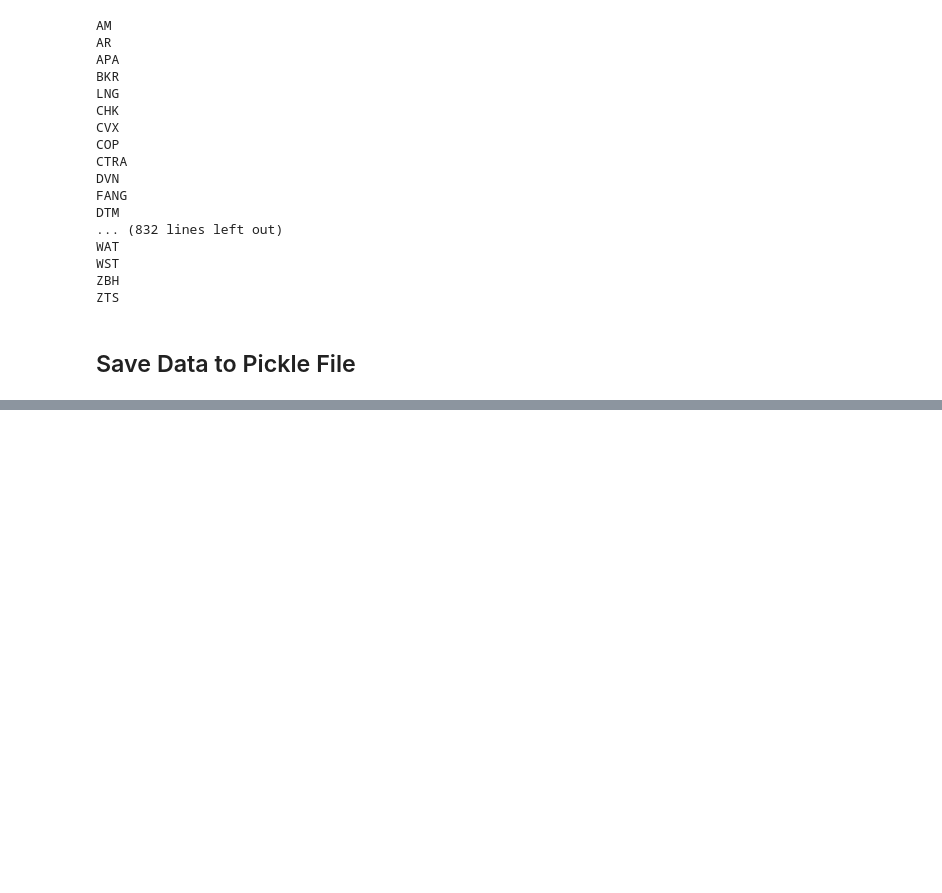
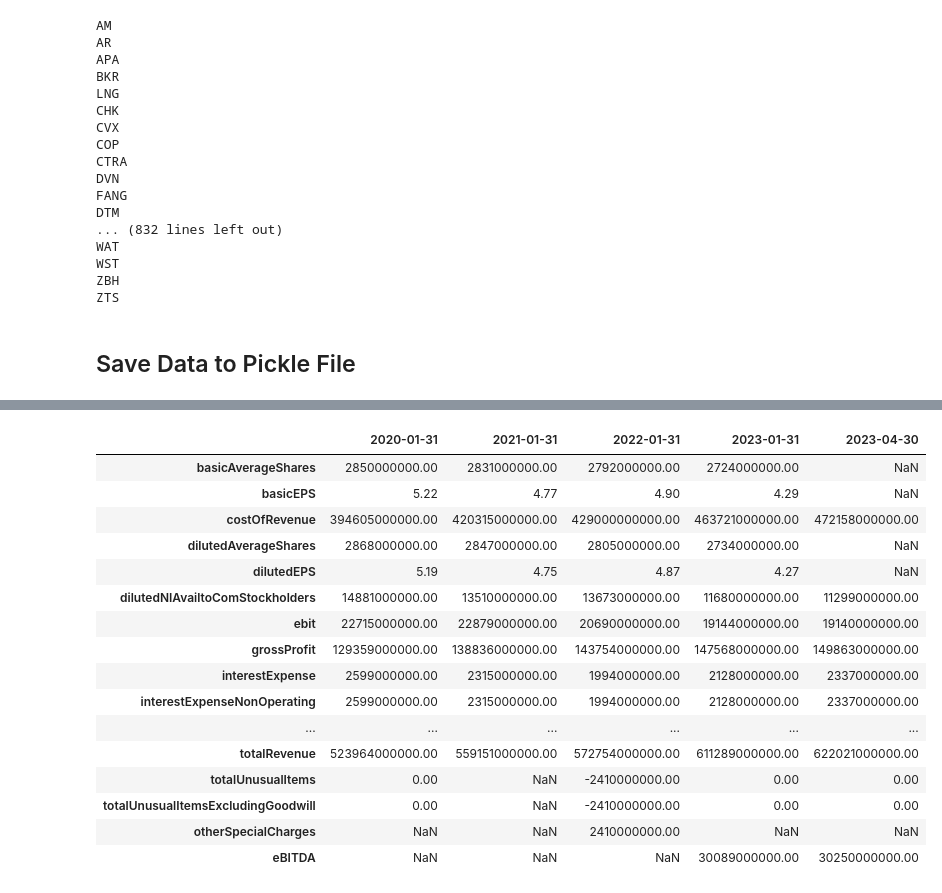
Before and after one commit to priyeshp123/MD3, a Jupyter notebook: notebook/Yahoo/Stage2_Yahoo_Extract_Data.ipynb, the cells around one changed output, grey strips where cells are left out. Saved outputs shown, nothing was run; the diff lists cells and outputs as text; code cells hidden in the pictures; blank space fills up the shorter version.

```diff
--- a/notebook/Yahoo/Stage2_Yahoo_Extract_Data.ipynb
+++ b/notebook/Yahoo/Stage2_Yahoo_Extract_Data.ipynb
@@ -20,13 +21,14 @@ pd.set_option('display.max_rows', 500)
 pd.set_option('display.max_columns', 500)
 pd.set_option('display.max_colwidth', 100)
 pd.options.display.float_format = '{:.2f}'.format
+# %%
+DATA_ROOT_DIR='/mnt/data/projects/MD3'
 # %%
 def import_data():
 
-  data_root = "/mnt/data/projects/TS1/data/R1000/Yahoo"
+  data_root = os.path.join(DATA_ROOT_DIR,'data/R1000/Yahoo')
 
   master_company_data = {}
-  master_company_profile = {}
 
   statement_type = {'balance': 'balanceSheetHistory',
                     'income': 'incomeStatementHistory',
@@ -83,7 +85,7 @@ def import_data():
 # %%
 def import_company_profile_data():
 
-  data_root = "/mnt/data/projects/TS1/data/R1000/Yahoo"
+  data_root = os.path.join(DATA_ROOT_DIR,'data/R1000/Yahoo')
 
   master_company_profile = {}
 
@@ -183,0 +204,22 @@ len(master_company_profile.keys())
+# %%
+#Check Data - Income Statement
+
+master_company_data['WMT']['income']
+# %% [output]
+|  | 2020-01-31 | 2021-01-31 | 2022-01-31 | 2023-01-31 | 2023-04-30 |
+| basicAverageShares | 2850000000.00 | 2831000000.00 | 2792000000.00 | 2724000000.00 | NaN |
+| basicEPS | 5.22 | 4.77 | 4.90 | 4.29 | NaN |
+| costOfRevenue | 394605000000.00 | 420315000000.00 | 429000000000.00 | 463721000000.00 | 472158000000.00 |
+| dilutedAverageShares | 2868000000.00 | 2847000000.00 | 2805000000.00 | 2734000000.00 | NaN |
+| dilutedEPS | 5.19 | 4.75 | 4.87 | 4.27 | NaN |
+| dilutedNIAvailtoComStockholders | 14881000000.00 | 13510000000.00 | 13673000000.00 | 11680000000.00 | 11299000000.00 |
+| ebit | 22715000000.00 | 22879000000.00 | 20690000000.00 | 19144000000.00 | 19140000000.00 |
+| grossProfit | 129359000000.00 | 138836000000.00 | 143754000000.00 | 147568000000.00 | 149863000000.00 |
+| interestExpense | 2599000000.00 | 2315000000.00 | 1994000000.00 | 2128000000.00 | 2337000000.00 |
+| interestExpenseNonOperating | 2599000000.00 | 2315000000.00 | 1994000000.00 | 2128000000.00 | 2337000000.00 |
+| ... | ... | ... | ... | ... | ... |
+| totalRevenue | 523964000000.00 | 559151000000.00 | 572754000000.00 | 611289000000.00 | 622021000000.00 |
+| totalUnusualItems | 0.00 | NaN | -2410000000.00 | 0.00 | 0.00 |
+| totalUnusualItemsExcludingGoodwill | 0.00 | NaN | -2410000000.00 | 0.00 | 0.00 |
+| otherSpecialCharges | NaN | NaN | 2410000000.00 | NaN | NaN |
+| eBITDA | NaN | NaN | NaN | 30089000000.00 | 30250000000.00 |
```
Also changed, not shown: parts of 5 cells of this notebook, 3 other files.
